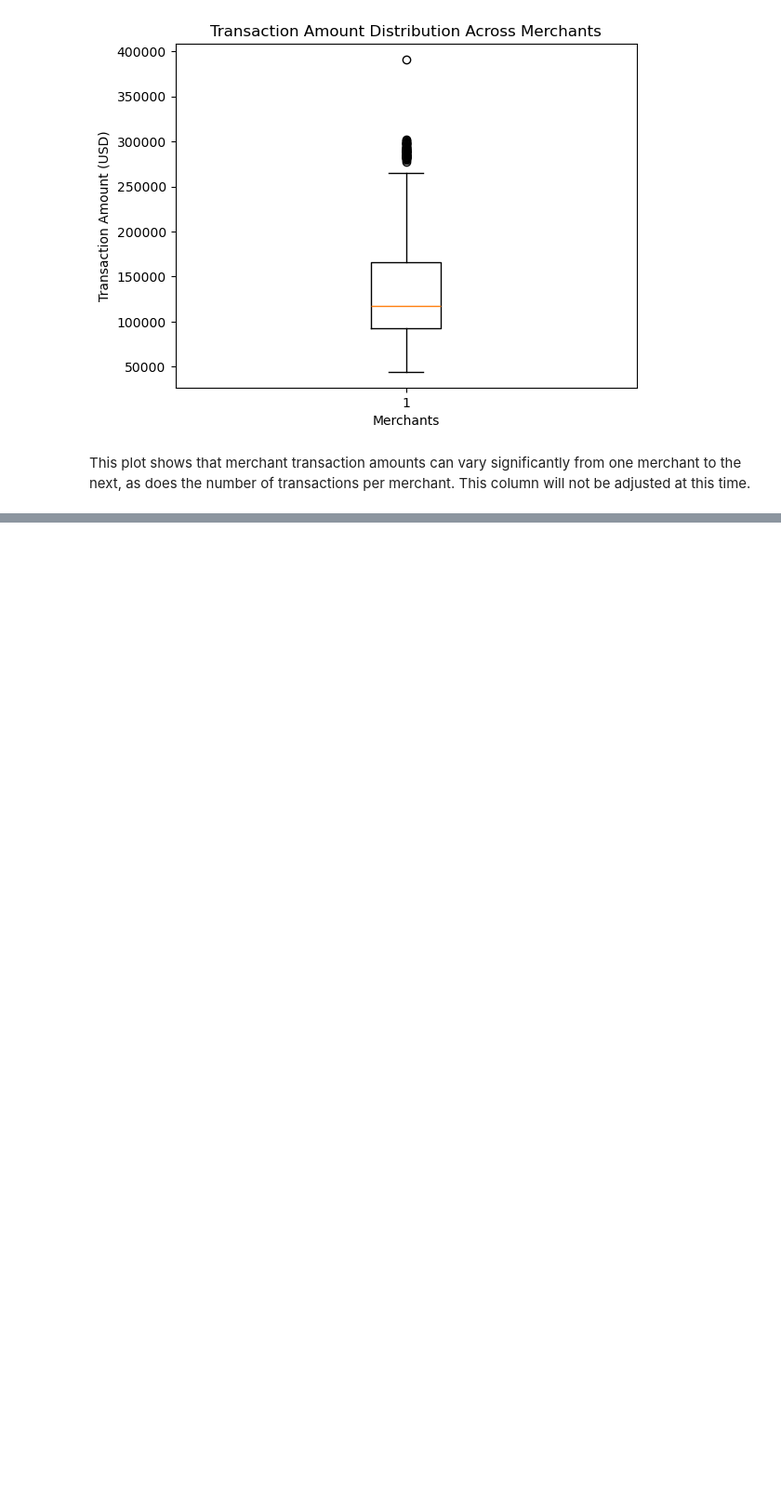
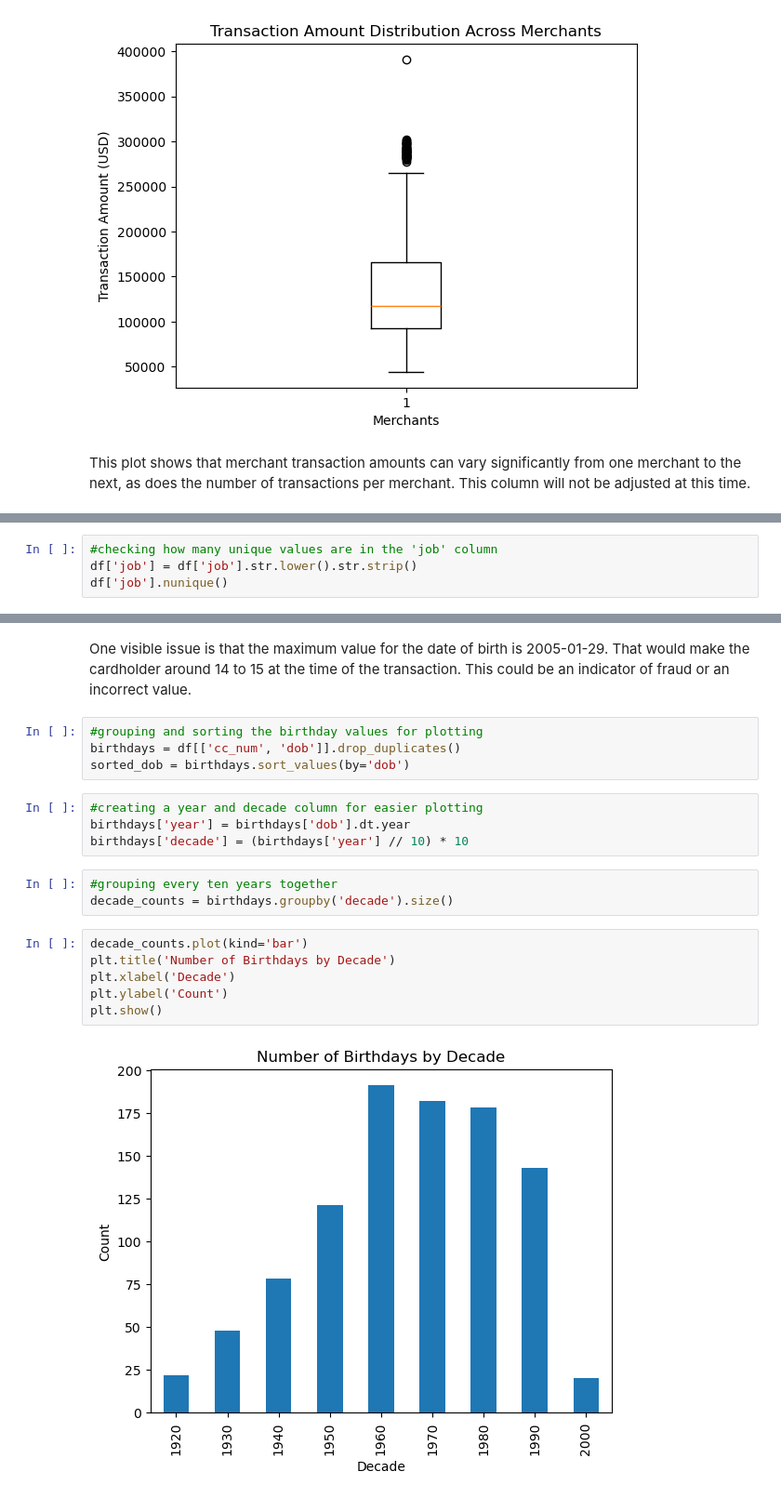
Before and after one commit to LMHan122/Machine_Learning_Analysis_of_Bank_Fraud, a Jupyter notebook: Data_Understanding.ipynb, the cells around one changed output, grey strips where cells are left out. Shown: that part at 93% size. Saved outputs shown, nothing was run; the diff lists cells and outputs as text; blank space fills up the shorter version.

```diff
--- a/Data_Understanding.ipynb
+++ b/Data_Understanding.ipynb
@@ -709,0 +733,4 @@ Columns to be dropped after being used to make new features: 'city',
+# %%
+#checking how many unique values are in the 'job' column
+df['job'] = df['job'].str.lower().str.strip()
+df['job'].nunique()
@@ -709,0 +879,21 @@ Columns to be dropped after being used to make new features: 'city',
+# %% [markdown]
+One visible issue is that the maximum value for the date of birth is 2005-01-29. That would make the cardholder around 14 to 15 at the time of the transaction. This could be an indicator of fraud or an incorrect value.
+# %%
+#grouping and sorting the birthday values for plotting
+birthdays = df[['cc_num', 'dob']].drop_duplicates()
+sorted_dob = birthdays.sort_values(by='dob')
+# %%
+#creating a year and decade column for easier plotting
+birthdays['year'] = birthdays['dob'].dt.year
+birthdays['decade'] = (birthdays['year'] // 10) * 10
+# %%
+#grouping every ten years together
+decade_counts = birthdays.groupby('decade').size()
+# %%
+decade_counts.plot(kind='bar')
+plt.title('Number of Birthdays by Decade')
+plt.xlabel('Decade')
+plt.ylabel('Count')
+plt.show()
+# %% [output]
+[figure, added]
```
Also changed, not shown: parts of 34 cells of this notebook, 1 other file.
